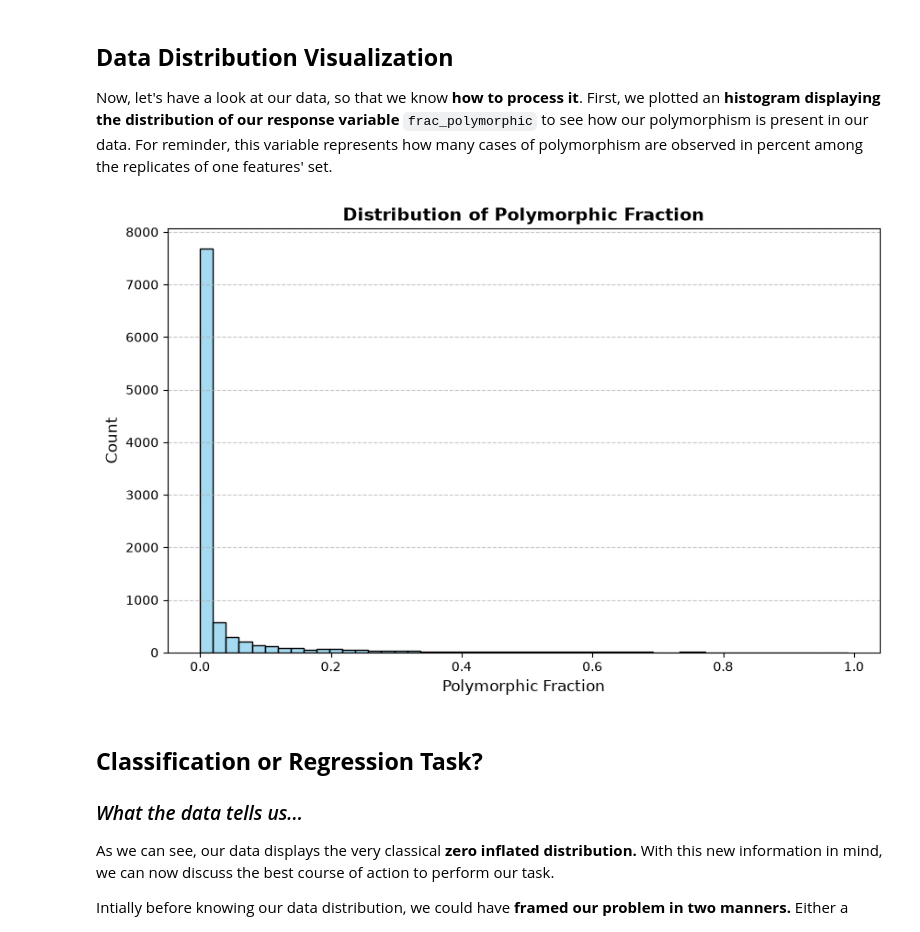
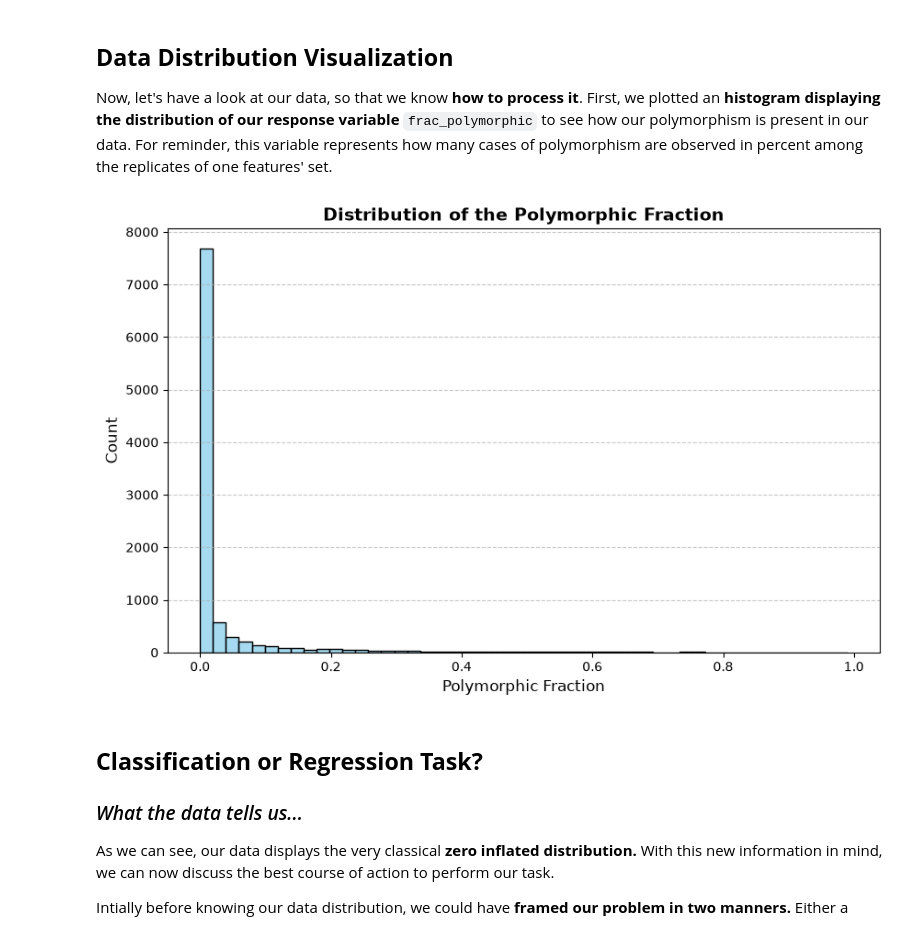
Before and after one commit to EnvinyatarTheRenewer/ant_life_cycle_simulation_and_ml, a Jupyter notebook: ant_project.ipynb, the cells around one changed output. Cells and saved outputs as stored; diff of their text form; code cells hidden in the pictures.

```diff
--- a/ant_project.ipynb
+++ b/ant_project.ipynb
@@ -271,19 +283,19 @@ df.head(5) # Display head of the data.
 Now, let's have a look at our data, so that we know **how to process it**. First, we plotted an **histogram displaying the distribution of our response variable** `frac_polymorphic` to see how our polymorphism is present in our data. For reminder, this variable represents how many cases of polymorphism are observed in percent among the replicates of one features' set.
 # %%
 ### --- Distribution of the Polymorphic Fraction --- ###
-plt.figure(figsize=(10, 6)) # Set figure dimensions.
-sns.histplot(df['frac_polymorphic'], bins=50, color='skyblue') # Plots the histogram.
+plt.figure(figsize = (10, 6)) # Set figure dimensions.
+sns.histplot(df['frac_polymorphic'], bins = 50, color = 'skyblue') # Plots the histogram.
 
 # Add labels, title and a horizontal dashed lines for clarity.
-plt.title('Distribution of Polymorphic Fraction', fontsize=14, fontweight='bold' )
-plt.xlabel('Polymorphic Fraction', fontsize=12)
-plt.ylabel('Count', fontsize=12)
-plt.grid(axis='y', linestyle='--', alpha=0.7)
+plt.title('Distribution of the Polymorphic Fraction', fontsize = 14, fontweight = 'bold' )
+plt.xlabel('Polymorphic Fraction', fontsize = 12)
+plt.ylabel('Count', fontsize = 12)
+plt.grid(axis = 'y', linestyle = '--', alpha = 0.7)
 
 # Displays plot.
 plt.show()
 # %% [output]
-[figure, old version]
+[figure, new version]
 # %% [markdown]
 ## **Classification or Regression Task?**
 ### *What the data tells us...*
```
Also changed, not shown: parts of 32 cells of this notebook.
